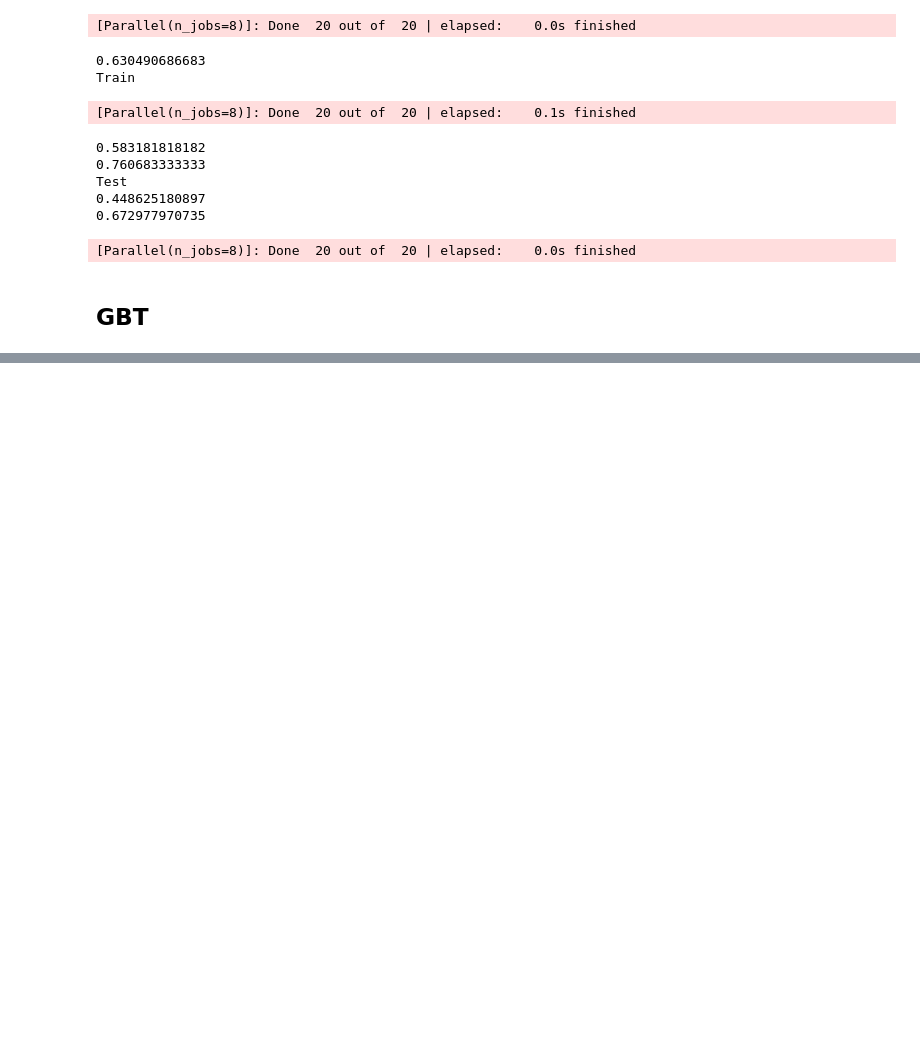
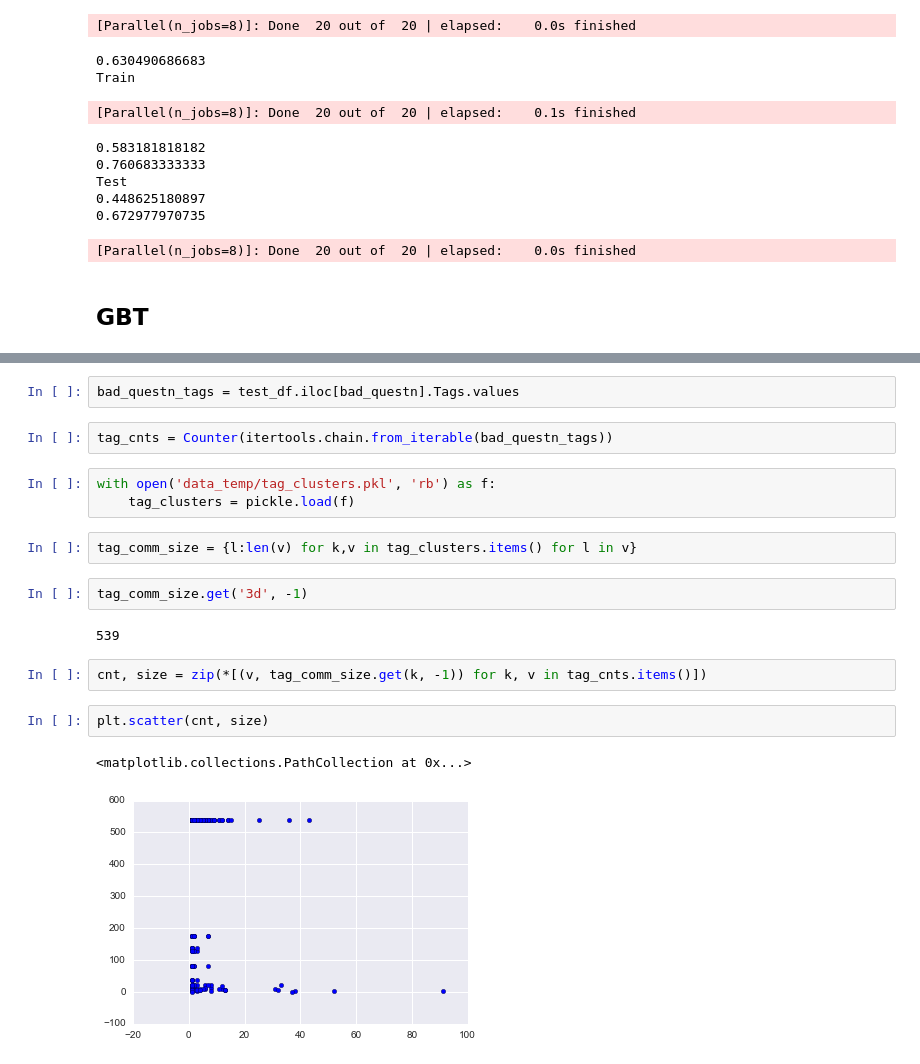
Before and after one commit to CS224W/Project, a Jupyter notebook: code/Baseline with communities and scores.ipynb, the cells around one changed output, grey strips where cells are left out. Saved outputs shown, nothing was run; the diff lists cells and outputs as text; blank space fills up the shorter version.

```diff
--- a/code/Baseline with communities and scores.ipynb
+++ b/code/Baseline with communities and scores.ipynb
@@ -441,0 +463,20 @@ print get_mrr(preds, test_ds[:, max_c])
+# %%
+bad_questn_tags = test_df.iloc[bad_questn].Tags.values
+# %%
+tag_cnts = Counter(itertools.chain.from_iterable(bad_questn_tags))
+# %%
+with open('data_temp/tag_clusters.pkl', 'rb') as f:
+    tag_clusters = pickle.load(f)
+# %%
+tag_comm_size = {l:len(v) for k,v in tag_clusters.items() for l in v}
+# %%
+tag_comm_size.get('3d', -1)
+# %% [output]
+539
+# %%
+cnt, size = zip(*[(v, tag_comm_size.get(k, -1)) for k, v in tag_cnts.items()])
+# %%
+plt.scatter(cnt, size)
+# %% [output]
+<matplotlib.collections.PathCollection at 0x...>
+[figure, added]
```
Also changed, not shown: parts of 14 cells of this notebook, 2 other files.
